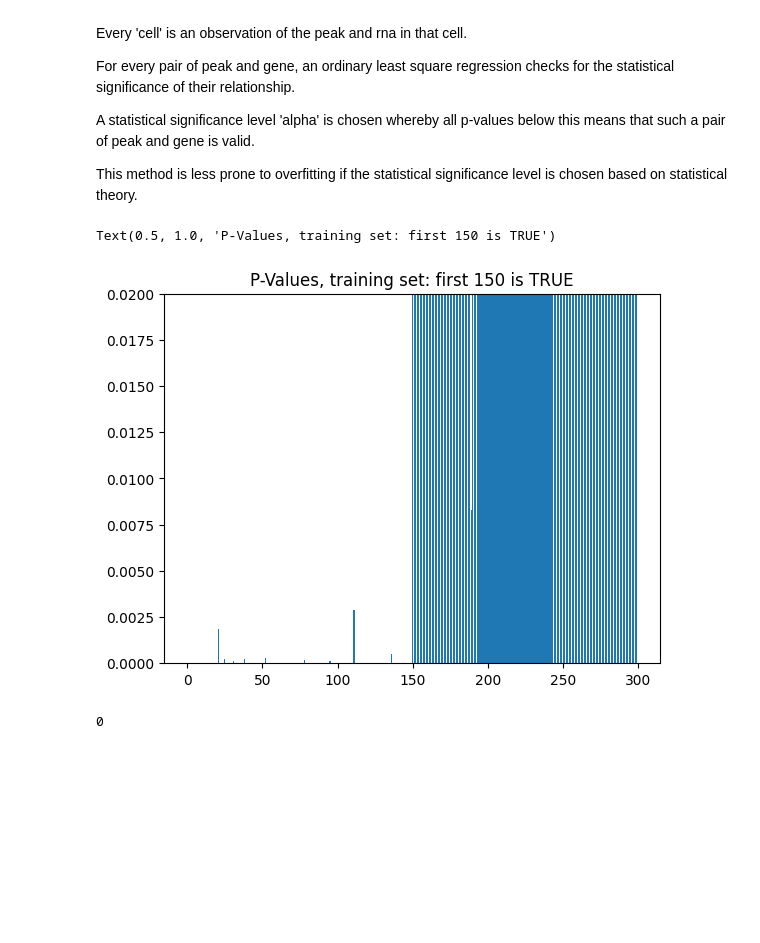
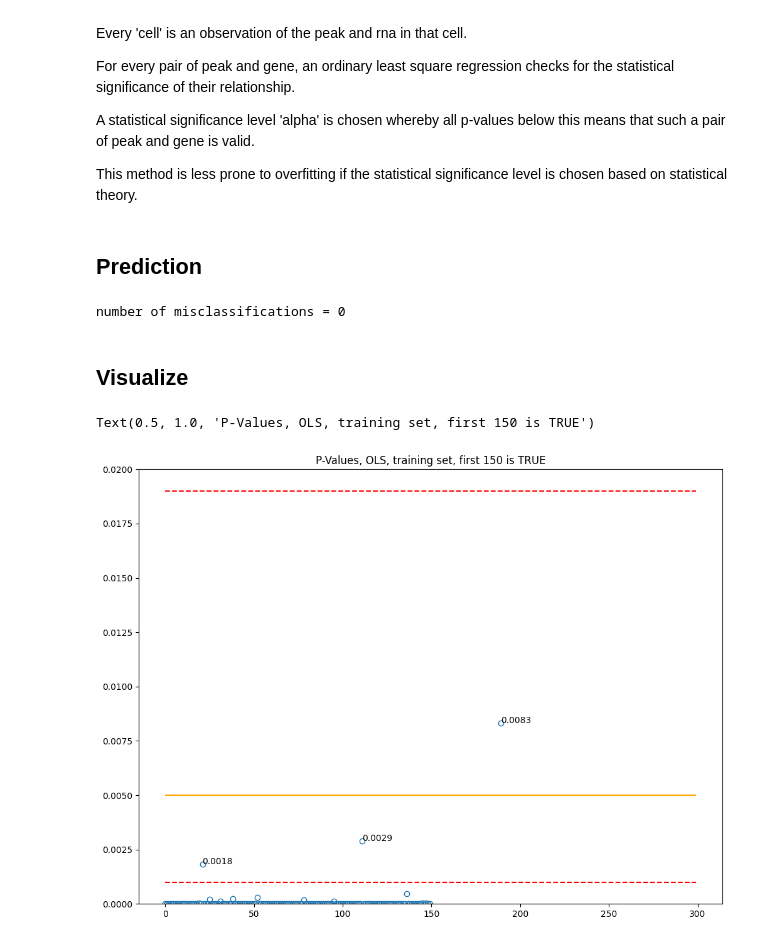
Before and after one commit to lnhtrn/Hackathon-Summer-2024, a Jupyter notebook: data_explore.ipynb, the cells around one changed output. Cells and saved outputs as stored; diff of their text form; code cells hidden in the pictures; blank space fills up the shorter version.

```diff
--- a/data_explore.ipynb
+++ b/data_explore.ipynb
@@ -7,8 +15,3 @@ rna_path = 'Tab_delimited_text\Hackathon2024.RNA.txt.gz'
 meta_path = 'Tab_delimited_text\Hackathon2024.Meta.txt.gz'
 training_path = 'Tab_delimited_text\Hackathon2024.Training.Set.Peak2Gene.Pairs.txt.gz'
 testing_path = 'Tab_delimited_text\Hackathon2024.Testing.Set.Peak2Gene.Pairs.txt.gz'
-# %%
-df = pd.read_csv(rna_path, sep='\t', compression='gzip')
-df = df.set_index(keys='gene', drop=True)
-print(df.info())
-df.head(5)
@@ -51,4 +39,6 @@ This method is less prone to overfitting if the statistical significance level i
 # %%
 # set statistical significant level
 alpha = 0.005
+# %% [markdown]
+## Prediction
 # %%
@@ -78,17 +69,28 @@ training_df['y'] = training_df['pvalues'] < alpha
+# %%
+# check incorrect classification
+training_df['check'] = training_df['Peak2Gene'] ^ training_df['y']
+print('number of misclassifications =', sum(training_df['check']))
+# %% [output]
+number of misclassifications = 0
+# %% [markdown]
+## Visualize
+# %%
+def addlabels(x, y):
+    for i in range(len(x)):
+        if y[i] < 0.02 and y[i] > 0.001:
+            plt.text(i,y[i],round(y[i],4))
+
+def plot(df, alpha):
+    plt.figure(figsize=(12,9))
+    plt.ylim(0, 0.02)
+    plt.hlines(0.001, 0, 299, colors=['red'], linestyles='dashed')
+    plt.hlines(0.019, 0, 299, colors=['red'], linestyles='dashed')
+    plt.hlines(alpha, 0, 299, colors=['orange'])
+    plt.plot(range(len(df)), df['pvalues'],linestyle='',marker='o',markerfacecolor='None')
+    addlabels(range(len(df)), df['pvalues'])
 # %%
-from matplotlib import pyplot as plt
-
-plt.ylim(0, 0.02)
-plt.bar(range(0,300), training_df['pvalues'])
-plt.title('P-Values, training set: first 150 is TRUE')
+plot(df=training_df, alpha=alpha)
+plt.title('P-Values, OLS, training set, first 150 is TRUE')
 # %% [output]
-Text(0.5, 1.0, 'P-Values, training set: first 150 is TRUE')
+Text(0.5, 1.0, 'P-Values, OLS, training set, first 150 is TRUE')
-[figure, old version]
+[figure, new version]
-# %%
-# compare between predicted and true classification
-training_df['check'] = training_df['y'] ^ training_df['Peak2Gene']
-
-# check to see how many wrong classification
-sum(training_df['check'])
-# %% [output]
-0
```
Also changed, not shown: parts of 21 cells of this notebook.
